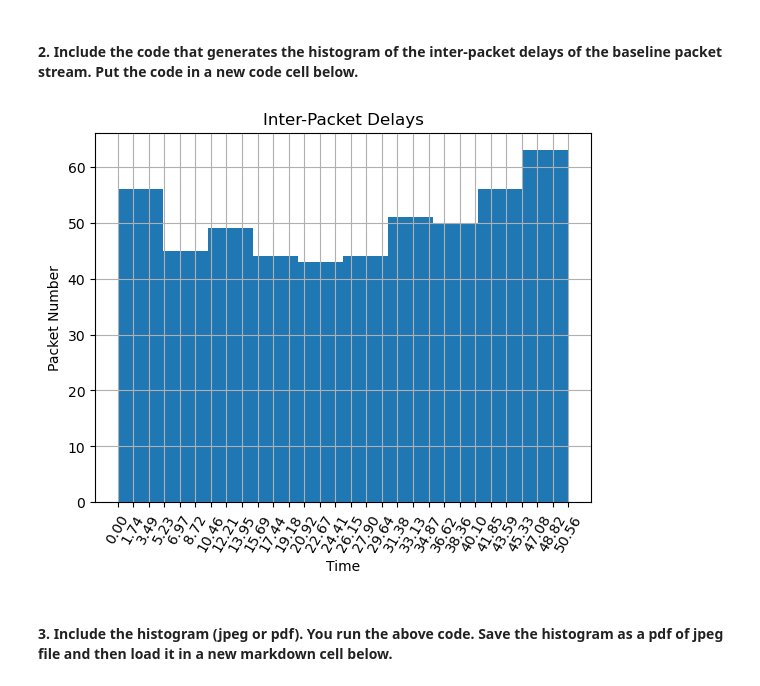
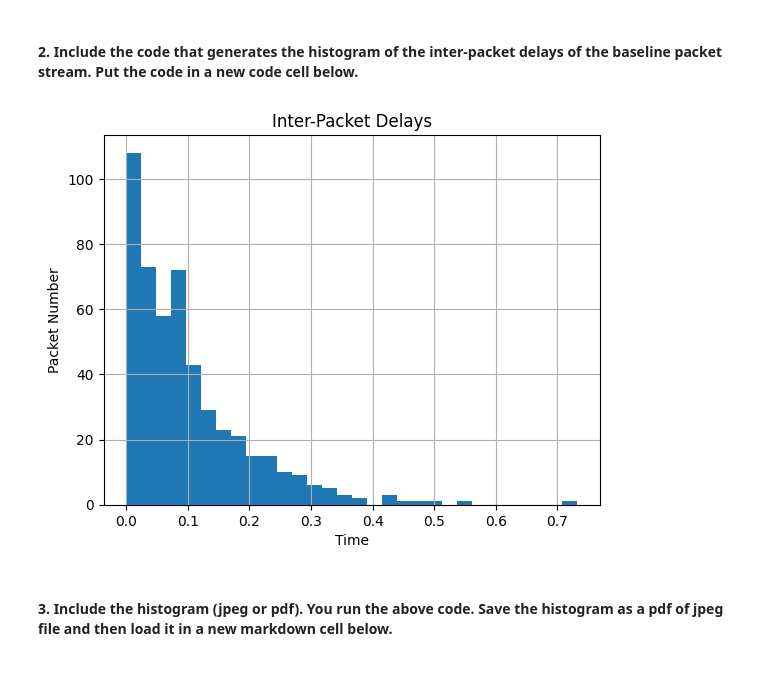
Before and after one commit to tonyzh150/Ecs132-Project, a Jupyter notebook: ECS132_Project_Spring_2025_Draft.ipynb, the cells around one changed output. Saved outputs shown, nothing was run; the diff lists cells and outputs as text; code cells hidden in the pictures.

```diff
--- a/ECS132_Project_Spring_2025_Draft.ipynb
+++ b/ECS132_Project_Spring_2025_Draft.ipynb
@@ -120,15 +124,15 @@ Write a Python code to plot the histogram of the **inter-packet delays** of the
 #### 2. Include the code that generates the histogram  of the inter-packet delays of the baseline packet stream. Put the code in a new code cell below.
 # %%
 data = pd.read_csv('Data/Traffic_data_orig.csv')
+delay = np.diff(data['Time'])
 
-plt.hist(data['Time'])
+plt.hist(delay, bins=30)
 plt.title('Inter-Packet Delays')
 plt.xlabel('Time')
 plt.ylabel('Packet Number')
-plt.xticks(np.linspace(data['Time'].min(), data['Time'].max(), num=30), rotation=60)
 plt.grid(True)
-plt.savefig('inter-packet_delays(traffic_data_orig).png')
+plt.savefig('ipd_traffic_data_orig.png')
 # %% [output]
-[figure, old version]
+[figure, new version]
 # %% [markdown]
 #### 3. Include the histogram (jpeg or pdf). You run the above code. Save the histogram as a pdf of jpeg file and then load it in a new markdown cell below.
```
Also changed, not shown: parts of 32 cells of this notebook, 16 other files.
